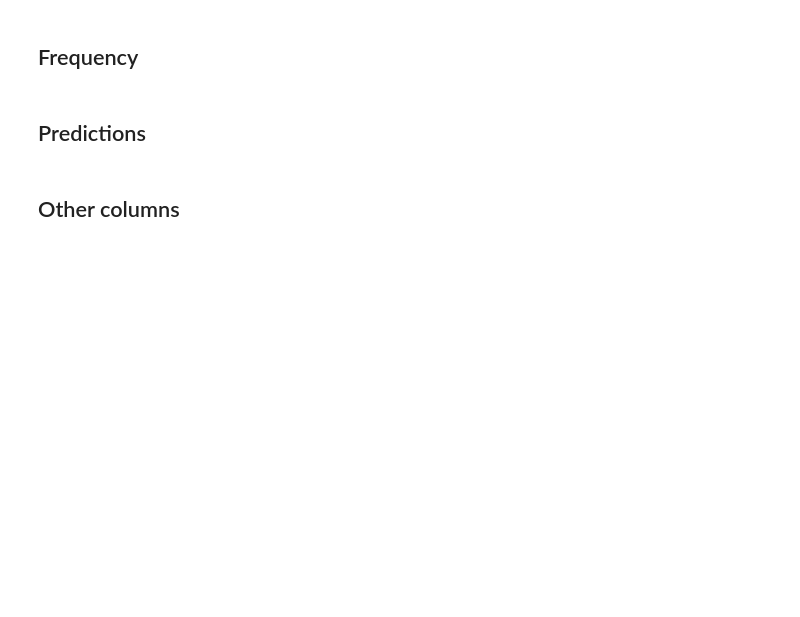
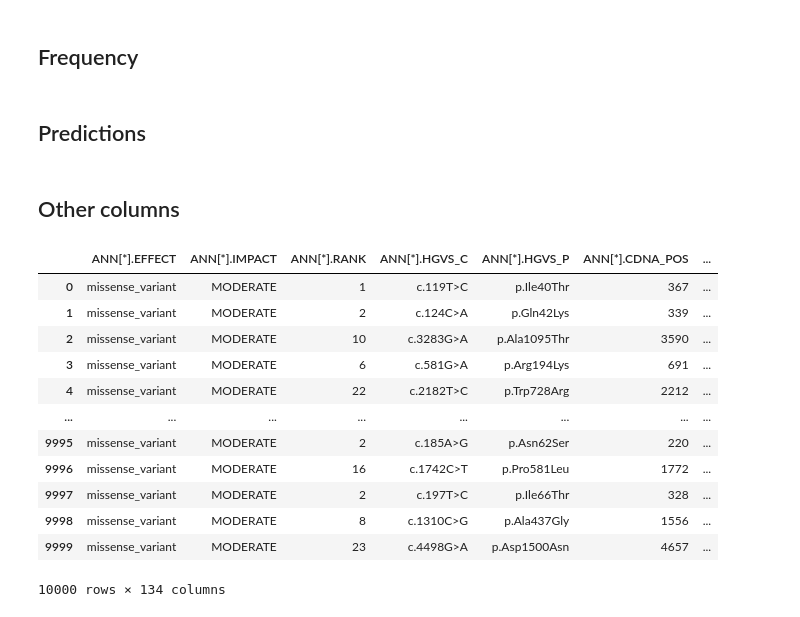
Before and after one commit to ersilia-os/pharmacogx-embeddings, a Jupyter notebook: notebooks/03_VariantsSnpEffEmbeddings.ipynb, the cells around one changed output. Saved outputs shown, nothing was run; the diff lists cells and outputs as text; code cells hidden in the pictures; blank space fills up the shorter version.

```diff
--- a/notebooks/03_VariantsSnpEffEmbeddings.ipynb
+++ b/notebooks/03_VariantsSnpEffEmbeddings.ipynb
@@ -180,3 +180,19 @@ for v in df[["dbNSFP_clinvar_clnsig", "dbNSFP_clinvar_trait", "COSV_ID"]].values
     texts += [t]
 
 X_other = embedder.calculate(texts[:10])
+# %%
+df[columns[10:]]
+# %% [output]
+|  | ANN[*].EFFECT | ANN[*].IMPACT | ANN[*].RANK | ANN[*].HGVS_C | ANN[*].HGVS_P | ANN[*].CDNA_POS | ... |
+| 0 | missense_variant | MODERATE | 1 | c.119T>C | p.Ile40Thr | 367 | ... |
+| 1 | missense_variant | MODERATE | 2 | c.124C>A | p.Gln42Lys | 339 | ... |
+| 2 | missense_variant | MODERATE | 10 | c.3283G>A | p.Ala1095Thr | 3590 | ... |
+| 3 | missense_variant | MODERATE | 6 | c.581G>A | p.Arg194Lys | 691 | ... |
+| 4 | missense_variant | MODERATE | 22 | c.2182T>C | p.Trp728Arg | 2212 | ... |
+| ... | ... | ... | ... | ... | ... | ... | ... |
+| 9995 | missense_variant | MODERATE | 2 | c.185A>G | p.Asn62Ser | 220 | ... |
+| 9996 | missense_variant | MODERATE | 16 | c.1742C>T | p.Pro581Leu | 1772 | ... |
+| 9997 | missense_variant | MODERATE | 2 | c.197T>C | p.Ile66Thr | 328 | ... |
+| 9998 | missense_variant | MODERATE | 8 | c.1310C>G | p.Ala437Gly | 1556 | ... |
+| 9999 | missense_variant | MODERATE | 23 | c.4498G>A | p.Asp1500Asn | 4657 | ... |
+10000 rows × 134 columns
```
Also changed, not shown: 9 other files.
